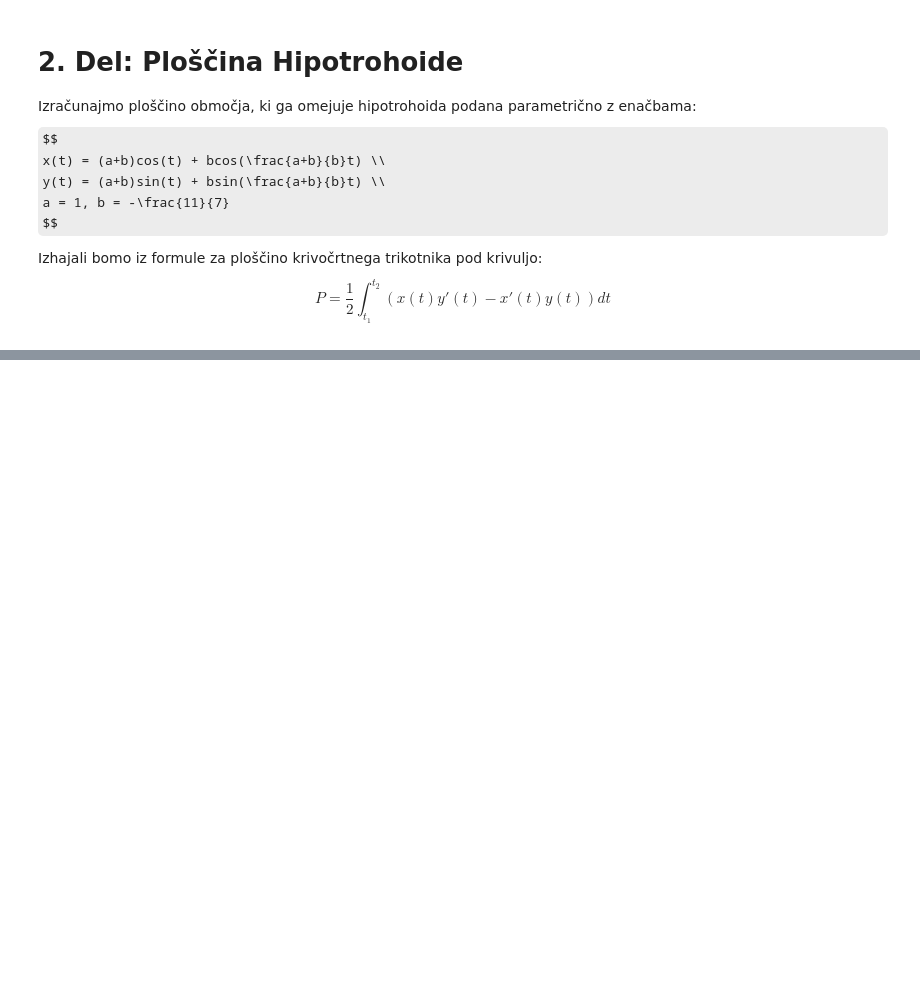
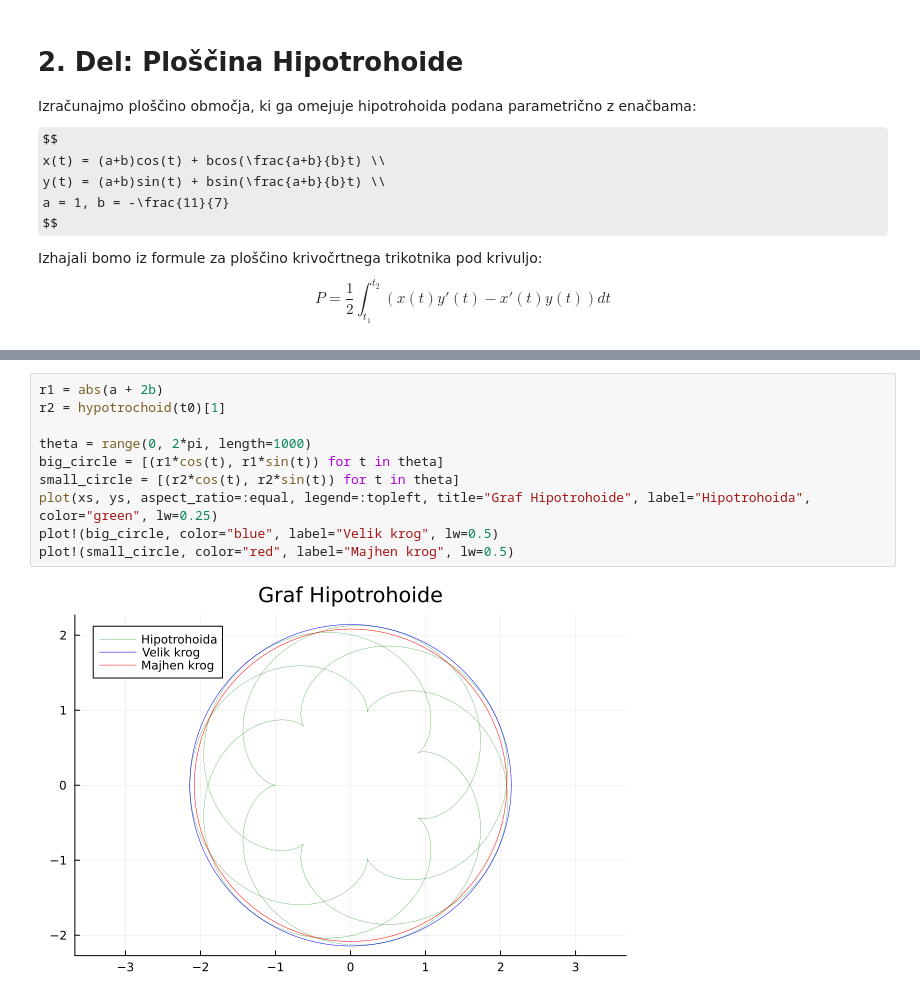
Before and after one commit to NejcHirci/NumMatHWs, a Jupyter notebook: docs/porocilo.ipynb, the cells around one changed output, grey strips where cells are left out. Drawn from its saved outputs; the diff is of its cells as text; some formulas as TeX source; blank space fills up the shorter version.

```diff
--- a/docs/porocilo.ipynb
+++ b/docs/porocilo.ipynb
@@ -97,0 +111,12 @@ Hipotrohoida: a = 1.0, b = -1.5714285714285714
+# %%
+r1 = abs(a + 2b)
+r2 = hypotrochoid(t0)[1]
+
+theta = range(0, 2*pi, length=1000)
+big_circle = [(r1*cos(t), r1*sin(t)) for t in theta]
+small_circle = [(r2*cos(t), r2*sin(t)) for t in theta]
+plot(xs, ys, aspect_ratio=:equal, legend=:topleft, title="Graf Hipotrohoide", label="Hipotrohoida", color="green", lw=0.25)
+plot!(big_circle, color="blue", label="Velik krog", lw=0.5)
+plot!(small_circle, color="red", label="Majhen krog", lw=0.5)
+# %% [output]
+[figure, added]
```
Also changed, not shown: parts of 9 cells of this notebook, 5 other files.
